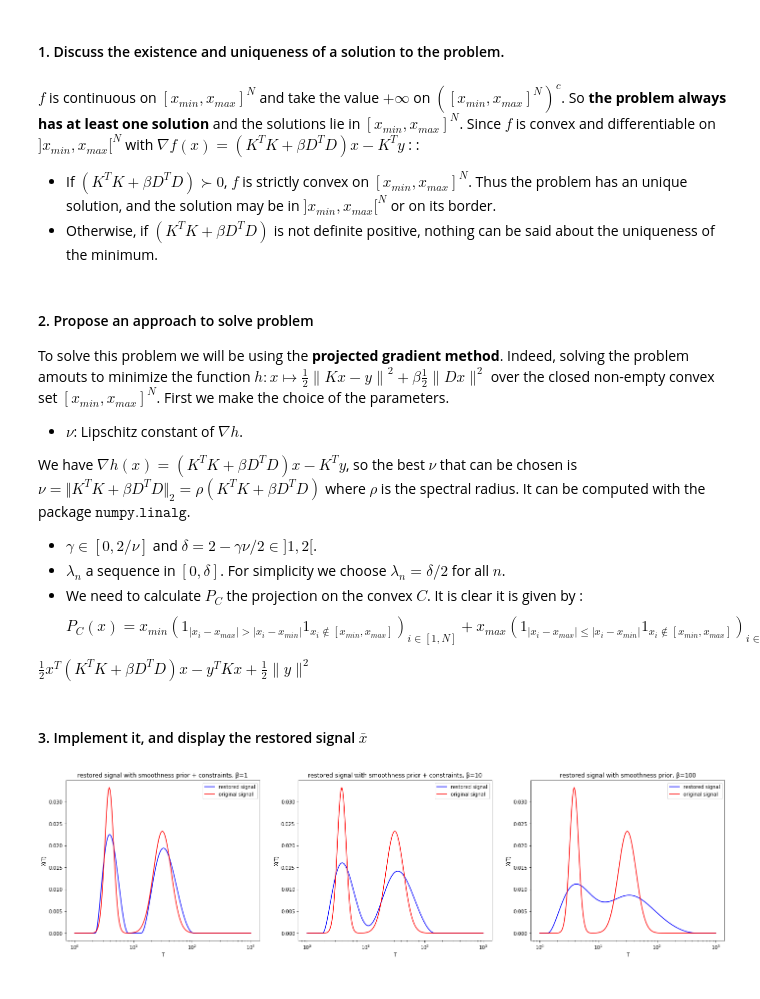
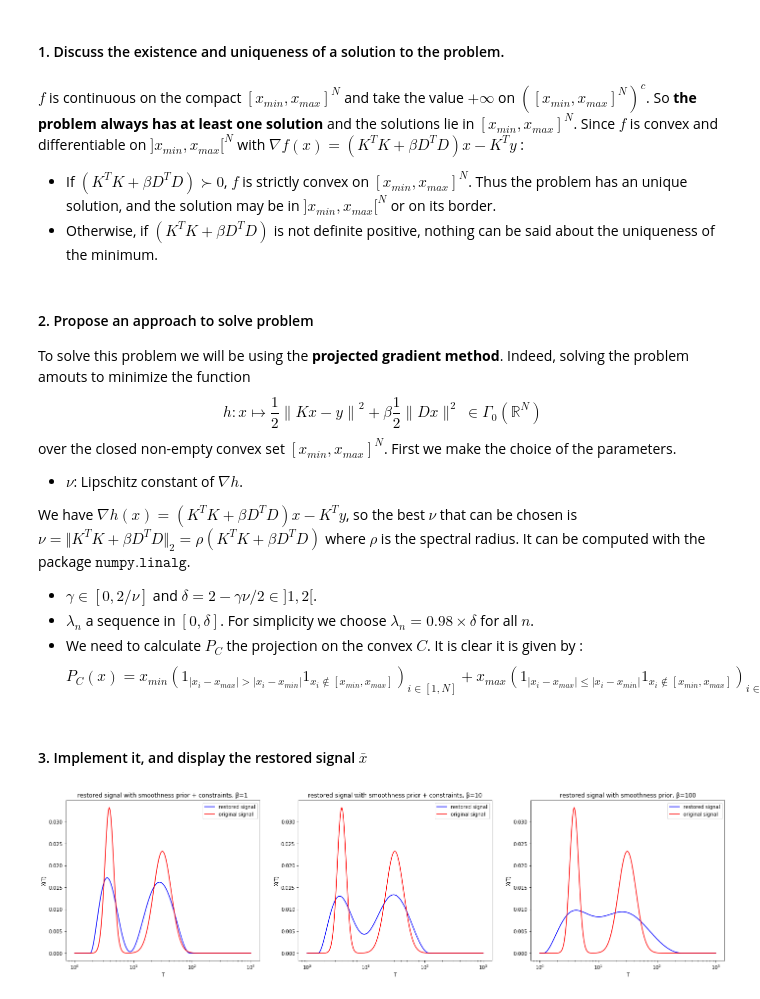
Before and after one commit to lliill/ECP, a Jupyter notebook: LSP_TPn2_Li_Martin.ipynb, the cells around one changed output. Cells and saved outputs as stored; diff of their text form; code cells hidden in the pictures.

```diff
--- a/LSP_TPn2_Li_Martin.ipynb
+++ b/LSP_TPn2_Li_Martin.ipynb
@@ -276,48 +279,41 @@ We want to solve the problem :
 # %% [markdown]
 #### 1. Discuss the existence and uniqueness of a solution to the problem.
 # %% [markdown]
-$f$ is continuous on $[x_{min} , x_{max}]^N$ and take the value $+\infty$ on $\left([x_{min} , x_{max}]^N\right)^c$. So **the problem always has at least one solution** and the solutions lie in $[x_{min} , x_{max}]^N$. Since $f$ is convex and differentiable on $]x_{min} , x_{max}[^N$ with $\nabla f(x) = (K^T K + \beta D^T D) x - K^T y$ : :
+$f$ is continuous on the compact $[x_{min} , x_{max}]^N$ and take the value $+\infty$ on $\left([x_{min} , x_{max}]^N\right)^c$. So **the problem always has at least one solution** and the solutions lie in $[x_{min} , x_{max}]^N$. Since $f$ is convex and differentiable on $]x_{min} , x_{max}[^N$ with $\nabla f(x) = (K^T K + \beta D^T D) x - K^T y$ :
 
 * If $(K^T K + \beta D^T D) \succ 0$, $f$ is strictly convex on $[x_{min} , x_{max}]^N$. Thus the problem has an unique solution, and the solution may be in $]x_{min} , x_{max}[^N$ or on its border.
 * Otherwise, if $(K^T K + \beta D^T D)$ is not definite positive, nothing can be said about the uniqueness of the minimum.
 # %% [markdown]
 #### 2. Propose an approach to solve problem
 
-To solve this problem we will be using the **projected gradient method**. Indeed, solving the problem amouts to minimize the function $h:x \mapsto\frac{1}{2} \left\lVert Kx - y \right\rVert ^2 + \beta \frac{1}{2} \lVert Dx \rVert^2$ over the closed non-empty convex set $[x_{min} , x_{max}]^N$. First we make the choice of the parameters.
+To solve this problem we will be using the **projected gradient method**. Indeed, solving the problem amouts to minimize the function $$h:x \mapsto\frac{1}{2} \left\lVert Kx - y \right\rVert ^2 + \beta \frac{1}{2} \lVert Dx \rVert^2 ~\in \Gamma_0(\mathbb{R}^N)$$ over the closed non-empty convex set $[x_{min} , x_{max}]^N$. First we make the choice of the parameters.
 
 * $\nu$: Lipschitz constant of $\nabla h$.
 
 We have $\nabla h(x) = (K^T K + \beta D^T D) x - K^T y$, so the best $\nu$ that can be chosen is $\nu =\Vert K^T K + \beta D^T D \Vert_2 = \rho (K^T K + \beta D^T D)$ where $\rho$ is the spectral radius. It can be computed with the package $\texttt{numpy.linalg}$.
 
 * $\gamma \in [0, 2/\nu]$ and $\delta = 2 - \gamma \nu /2 \in ]1, 2[$.
-* $\lambda_n$ a sequence in $[0, \delta]$. For simplicity we choose $\lambda_n = \delta/2$ for all $n$.
+* $\lambda_n$ a sequence in $[0, \delta]$. For simplicity we choose $\lambda_n = 0.98\times\delta$ for all $n$.
 * We need to calculate $P_C$ the projection on the convex $C$. It is clear it is given by : $$P_C(x) =x_{min}\left(1_{|x_i-x_{max}|> |x_i-x_{min}|}1_{x_i \notin [x_{min},x_{max}]}\right)_{i\in [1, N]} + x_{max}\left(1_{|x_i-x_{max}|\leq |x_i-x_{min}|}1_{x_i \notin [x_{min},x_{max}]}\right)_{i\in [1, N]} + \left(x_i 1_{x_i \in [x_{min},x_{max}]}\right)_{i\in [1, N]}$$
-
-
-$\frac{1}{2} x^T(K^T K + \beta D^T D) x - y^T K x + \frac{1}{2}\|y\|^2$
 # %% [markdown]
 #### 3. Implement it, and display the restored signal $\bar{x}$
 # %%
 x_min = np.min(original_signal)
 x_max = np.max(original_signal)
+def P_C(x):
+    if x < x_min:
+        return x_min
+    elif x > x_max:
+        return x_max
+    else:
+        return x
+P_C = np.vectorize(P_C)
 
 def proj_grad(x_0, eps, beta):
-#     h = lambda x : x.T.dot(K_SQUARE + beta * D_SQUARE).dot(x)/2 - y.T.dot(K).dot(x) + y.dot(y)/2
-#     grad_h = lambda x : (K_SQUARE + beta * D_SQUARE).dot(x) - K.T.dot(y)
 
     MATRIX = K_SQUARE + beta * D_SQUARE
     def grad_h(x):
         return MATRIX @ x - KY
-
-#     P_C = lambda x : x_min*(abs(x-x_max)> abs(x-x_min))*(x < x_min or x > x_max) + x_max*(abs(x-x_max) <= abs(x-x_min))*(x < x_min or x > x_max) + x*(x_min <= x <= x_max)
-    def P_C(x):
-        if x < x_min:
-            return x_min
-        elif x > x_max:
-            return x_max
-        else:
-            return x
-    P_C = np.vectorize(P_C)
 
     # Parameters
     nu = np.max(np.abs(linalg.eigvals(MATRIX)))
@@ -357,34 +353,31 @@ restored_signal_constraint_100 = proj_grad(x_0, 10**(-6), 100)
 plt.rcParams['figure.figsize'] = [24, 6]
 
 plt.figure()
 plt.subplot(1, 3, 1)
-beta = 1
 plt.plot(T, restored_signal_constraint_1, 'b-', label='restored signal')
 plt.plot(T, original_signal, 'r-', label='original signal')
 plt.title('restored signal with smoothness prior + constraints, \u03B2={}'.format(beta))
 plt.legend()
 plt.xscale('log')
 plt.xlabel('T')
 plt.ylabel('X(T)');
 
 plt.subplot(1, 3, 2)
-beta = 10
 plt.plot(T, restored_signal_constraint_10,'b-', label='restored signal')
 plt.plot(T, original_signal, 'r-', label='original signal')
 plt.title('restored signal with smoothness prior + constraints, \u03B2={}'.format(beta))
 plt.legend()
 plt.xscale('log')
 plt.xlabel('T')
 plt.ylabel('X(T)');
 
 plt.subplot(1, 3, 3)
-beta = 100
 plt.plot(T, restored_signal_constraint_100,'b-', label='restored signal')
 plt.plot(T, original_signal, 'r-', label='original signal')
 plt.title('restored signal with smoothness prior, \u03B2={}'.format(beta))
 plt.legend()
 plt.xscale('log')
 plt.xlabel('T')
 plt.ylabel('X(T)');
 # %% [output]
-[figure, old version]
+[figure, new version]
```
Also changed, not shown: parts of 14 cells of this notebook.
